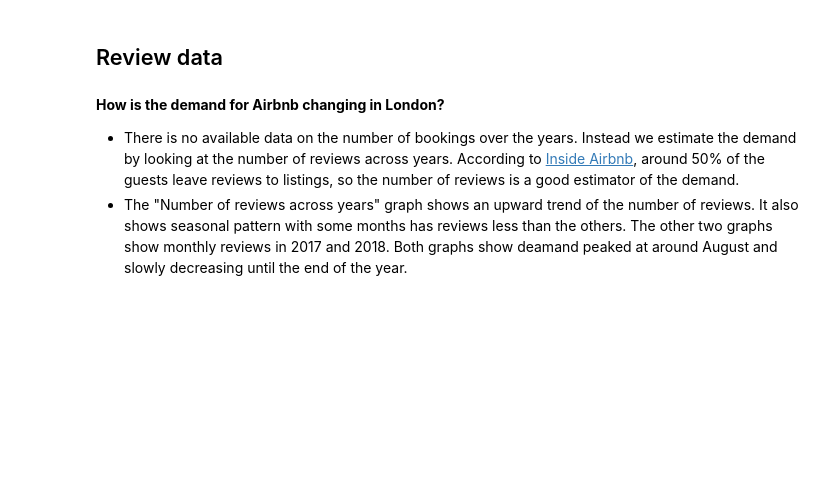
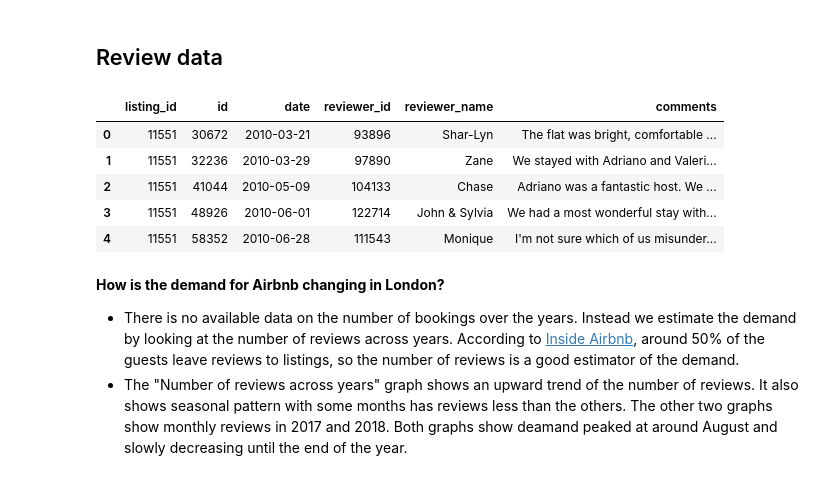
Before and after one commit to andrew-siu12/Airbnb-data-analysis, a Jupyter notebook: Airbnb Review data.ipynb, the cells around one changed output. Cells and saved outputs as stored; diff of their text form; code cells hidden in the pictures; blank space fills up the shorter version.

```diff
--- a/Airbnb Review data.ipynb
+++ b/Airbnb Review data.ipynb
@@ -29,6 +29,15 @@ sns.set()
 ##  Review data
 # %%
 df_reviews = pd.read_csv('data/reviews.csv.gz', low_memory=False)
+# %%
+df_reviews.head()
+# %% [output]
+|  | listing_id | id | date | reviewer_id | reviewer_name | comments |
+| 0 | 11551 | 30672 | 2010-03-21 | 93896 | Shar-Lyn | The flat was bright, comfortable ... |
+| 1 | 11551 | 32236 | 2010-03-29 | 97890 | Zane | We stayed with Adriano and Valeri... |
+| 2 | 11551 | 41044 | 2010-05-09 | 104133 | Chase | Adriano was a fantastic host. We ... |
+| 3 | 11551 | 48926 | 2010-06-01 | 122714 | John & Sylvia | We had a most wonderful stay with... |
+| 4 | 11551 | 58352 | 2010-06-28 | 111543 | Monique | I'm not sure which of us misunder... |
 # %%
 df_reviews['datnum'] = dates.datestr2num(df_reviews['date'])
 num_reviews = df_reviews.groupby(['datnum'])['listing_id'].count()
```
Also changed, not shown: parts of 1 cell of this notebook, 16 other files.
